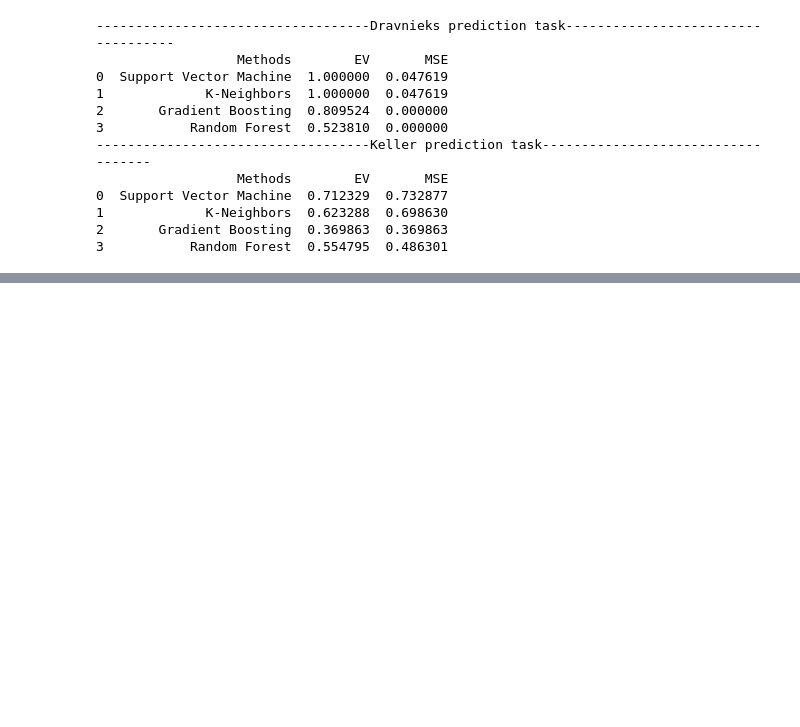
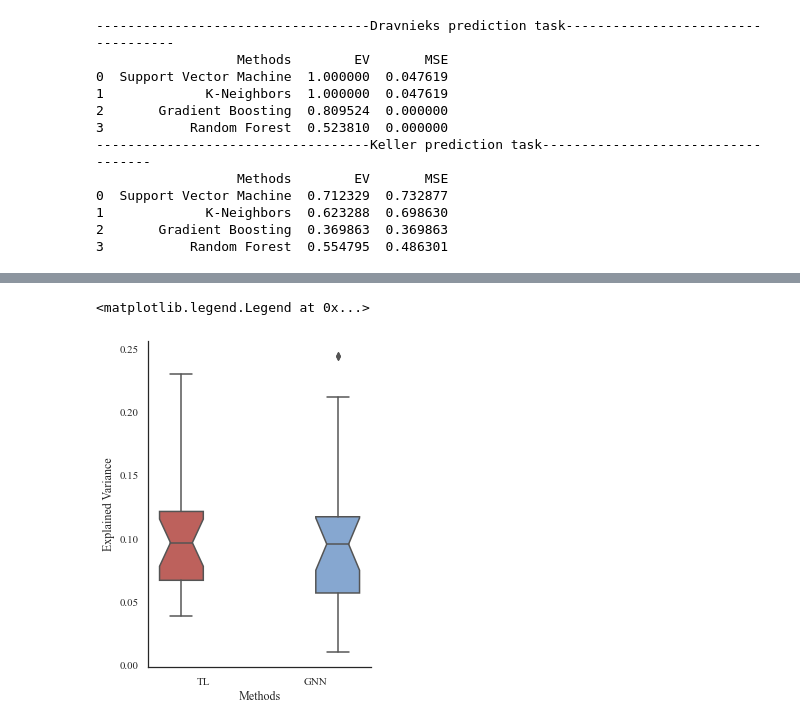
Before and after one commit to rrrrn/ExploringMachineOlfaction, a Jupyter notebook: results/performance.ipynb, the cells around one changed output, grey strips where cells are left out. Cells and saved outputs as stored; diff of their text form; code cells hidden in the pictures; blank space fills up the shorter version.

```diff
--- a/results/performance.ipynb
+++ b/results/performance.ipynb
@@ -341,0 +298,7 @@ fig.savefig("figs/TLDLEV.png")
+# %%
+g = sns.boxplot(data=dftlplot[dftlplot["Metrics"]=="EV"], y="Values", hue = "Methods", x = "Methods", notch=True, whis=2)
+g.set_ylabel("Explained Variance")
+g.legend("", frameon=False)
+# %% [output]
+<matplotlib.legend.Legend at 0x...>
+[figure, added]
```
Also changed, not shown: parts of 8 cells of this notebook, 26 other files.
